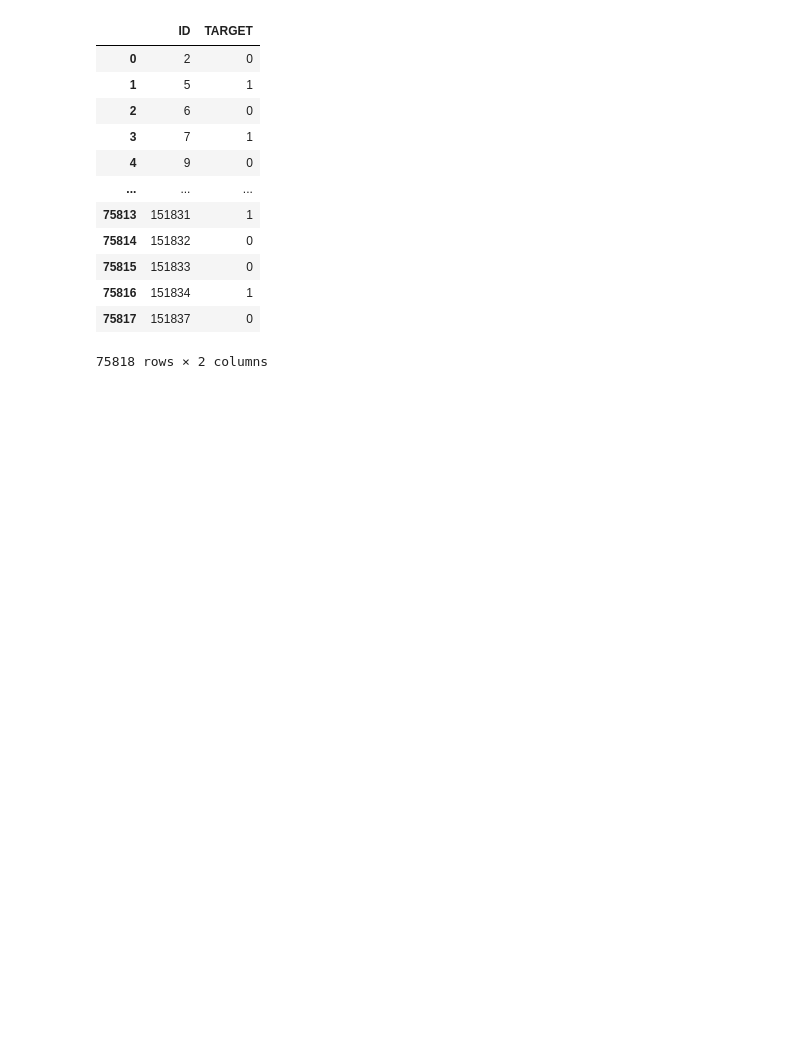
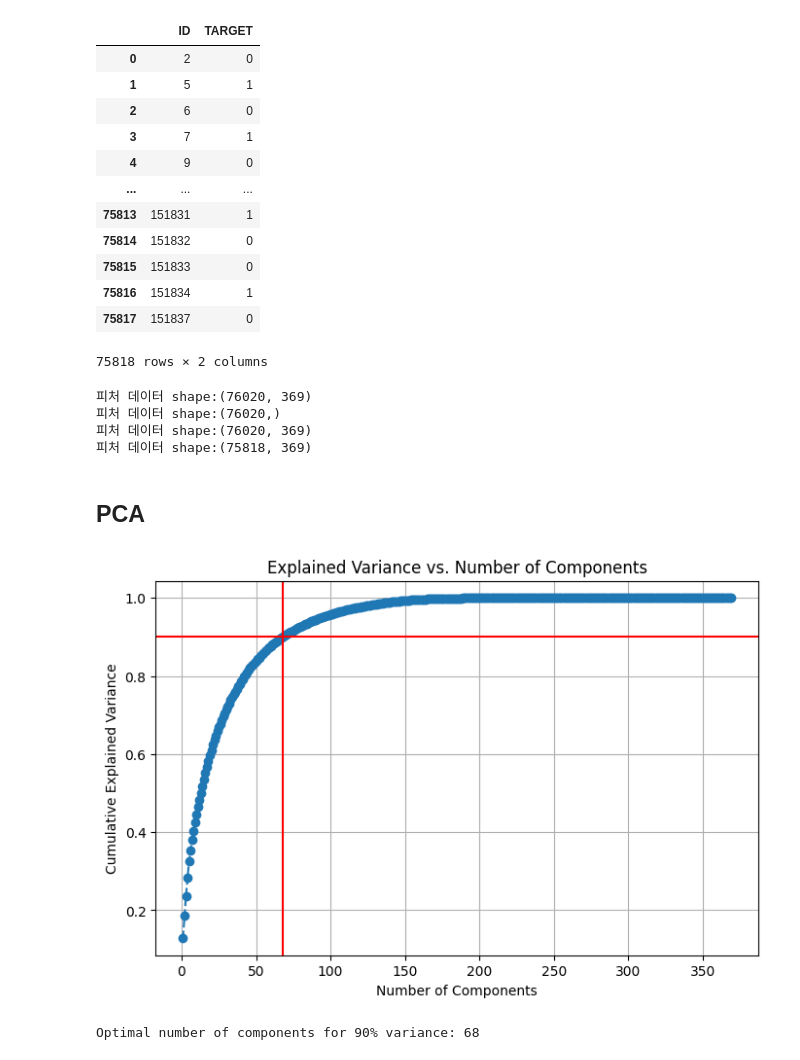
Before and after one commit to jangtaehun/study_machine_learning, a Jupyter notebook: kaggle_study/산탄데르 고객 만족/4_RandomForest_앙상블.ipynb, the cells around one changed output. Cells and saved outputs as stored; diff of their text form; code cells hidden in the pictures; blank space fills up the shorter version.

```diff
--- a/kaggle_study/산탄데르 고객 만족/4_RandomForest_앙상블.ipynb
+++ b/kaggle_study/산탄데르 고객 만족/4_RandomForest_앙상블.ipynb
@@ -621,3 +623,83 @@ print('최고 예측 정확도: {0:.4f}'.format(grid_search.best_score_))
 ws_preds = grid_search.predict(X_test )
 ws_pred_proba = grid_search.predict_proba(X_test)[:, 1]
 get_clf_eval(y_test , ws_preds, ws_pred_proba)
+# %%
+import numpy as np
+import pandas as pd
+import matplotlib.pyplot as plt
+import matplotlib
+from sklearn.preprocessing import StandardScaler
+import warnings
+warnings.filterwarnings('ignore')
+
+cust_df = pd.read_csv("../../../data/santander-customer-satisfaction/train.csv", encoding='latin-1')
+predict_df = pd.read_csv("../../../data/santander-customer-satisfaction/test.csv", encoding='latin-1')
+santander_submission_df = pd.read_csv("../../../data/santander-customer-satisfaction/sample_submission.csv", encoding='latin-1')
+
+# var3 피처 값 대체(2가 많으니 2로 대체) 및 ID 피처 드롭 -> 고민이 필요함
+cust_df['var3'].replace(-999999, 2, inplace=True)
+cust_df.drop('ID', axis=1, inplace=True)
+
+# predict_df에서의 ID 드롭
+predict_df.drop('ID', axis=1, inplace=True)
+
+# 피처 세트와 레이블 세트분리. 레이블 컬럼은 DataFrame의 맨 마지막에 위치해 컬럼 위치 -1로 분리
+X = cust_df.iloc[:, :-1]
+y = cust_df.iloc[:, -1]
+print('피처 데이터 shape:{0}'.format(X.shape))
+print('피처 데이터 shape:{0}'.format(y.shape))
+
+# 표준화 => 2차원 데이터
+sc = StandardScaler()
+X = sc.fit_transform(X)
+print('피처 데이터 shape:{0}'.format(X.shape))
+
+predict_df = sc.transform(predict_df)
+print('피처 데이터 shape:{0}'.format(predict_df.shape))
+# %% [output]
+피처 데이터 shape:(76020, 369)
+피처 데이터 shape:(76020,)
+피처 데이터 shape:(76020, 369)
+피처 데이터 shape:(75818, 369)
+# %%
+from imblearn.combine import SMOTETomek
+from imblearn.under_sampling import TomekLinks
+
+smoteto = SMOTETomek(tomek=TomekLinks(sampling_strategy='majority'))
+X_3, y_3 = smoteto.fit_resample(X, y)
+# %% [markdown]
+## PCA
+# %%
+from sklearn.decomposition import PCA
+
+# PCA를 실행하여 설명된 분산 비율을 구하기
+pca = PCA()
+pca1 = pca.fit(X_3)
+explained_variance_ratio = pca.explained_variance_ratio_
+
+# 누적 설명된 분산 비율을 구하기
+cumulative_explained_variance = np.cumsum(explained_variance_ratio)
+
+# 누적 설명된 분산 비율이 90% 이상이 되는 지점을 찾기
+threshold = 0.90
+optimal_n_components = np.argmax(cumulative_explained_variance >= threshold) + 1
+
+# 설명된 분산 비율을 시각화
+plt.figure(figsize=(8, 5))
+plt.plot(range(1, len(cumulative_explained_variance) + 1), cumulative_explained_variance, marker='o', linestyle='--')
+plt.axhline(y=threshold, color='r', linestyle='-')
+plt.axvline(x=optimal_n_components, color='r', linestyle='-')
+plt.xlabel('Number of Components')
+plt.ylabel('Cumulative Explained Variance')
+plt.title('Explained Variance vs. Number of Components')
+plt.grid(True)
+plt.show()
+
+print(f"Optimal number of components for 90% variance: {optimal_n_components}")
+
+# 설명된 분산 비율이 90% 또는 95% 이상을 차지하는 지점에서의 n_components 값을 선택할 수 있다.
+# 일반적으로 누적 설명된 분산 비율이 90% 이상이 되는 지점을 선택하는 것이 좋다.
+# 설명된 분산 비율이 급격히 증가하다가 점차 완만해지는 "엘보(elbow)" 지점을 찾는 것이 중요
+# %% [output]
+[figure, added]
+Optimal number of components for 90% variance: 68
```
Also changed, not shown: parts of 8 cells of this notebook, 32 other files.
